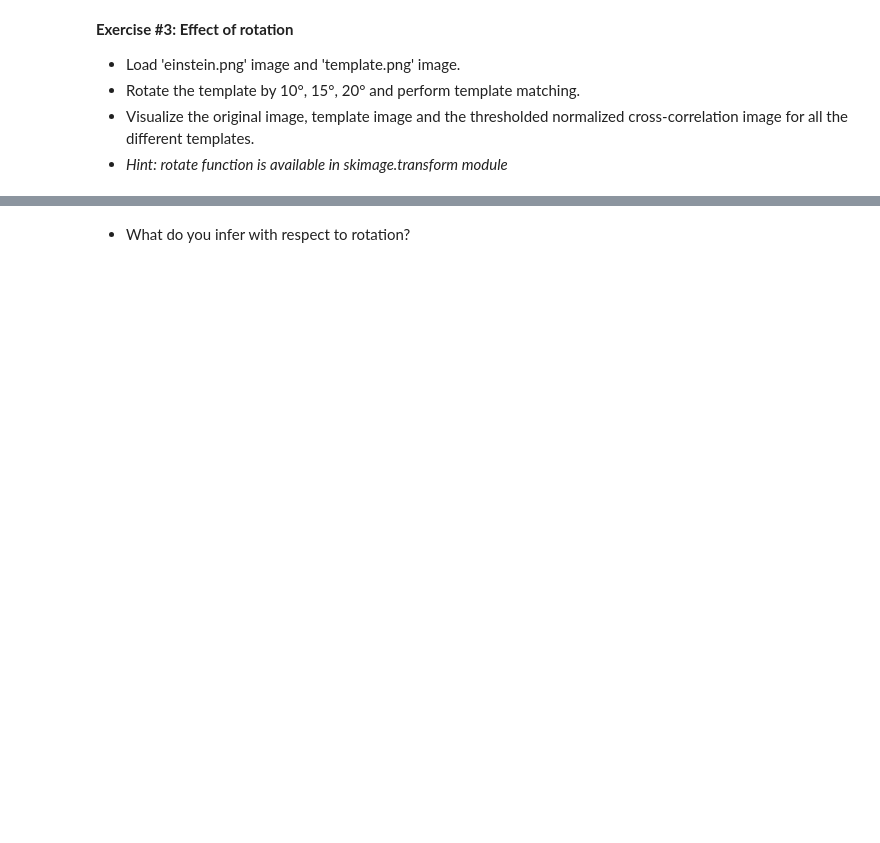
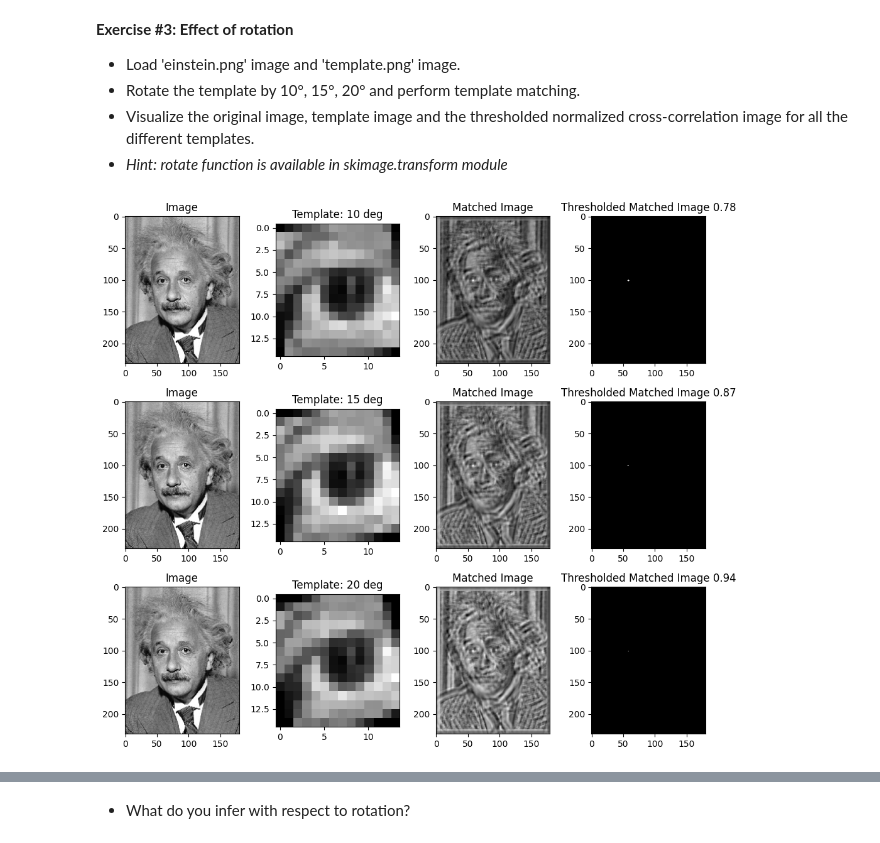
Before and after one commit to BecTome/UPC_MasterArtificialIntelligence, a Jupyter notebook: CV/Labs/P04_20231017_template_matching_and_HOG/p4_template_matching_HOG.ipynb, the cells around one changed output, grey strips where cells are left out. Cells and saved outputs as stored; diff of their text form; code cells hidden in the pictures; blank space fills up the shorter version.

```diff
--- a/CV/Labs/P04_20231017_template_matching_and_HOG/p4_template_matching_HOG.ipynb
+++ b/CV/Labs/P04_20231017_template_matching_and_HOG/p4_template_matching_HOG.ipynb
@@ -200,0 +231,39 @@ While Normalized Cross Correlation is less sensitive to overall intensity change
+# %%
+# solution
+
+image = io.imread('images/einstein.png')[:, :, :3]
+image = color.rgb2gray(image)
+
+template = io.imread('images/template.png')[:, :, :3]
+template = color.rgb2gray(template)
+
+ls_angles = [10, 15, 20]
+
+n = len(ls_angles)
+fig, ax = plt.subplots(n, 4, figsize=(10, 3 * n))
+
+ls_thresholds = [.78, .87, .94]
+
+i = 0
+for angle, thresh in zip(ls_angles, ls_thresholds):
+    template_rot = transform.rotate(template, angle)
+    match_temp = feature.match_template(image, template_rot, pad_input=True)
+    match_temp_thresh = thresh_match(match_temp, thresh)
+
+    ax[i, 0].imshow(image, cmap='gray')
+    ax[i, 0].set_title('Image')
+
+    ax[i, 1].imshow(template_rot,  cmap='gray')
+    ax[i, 1].set_title('Template: {} deg'.format(angle))
+
+    ax[i, 2].imshow(match_temp, cmap='gray')
+    ax[i, 2].set_title('Matched Image')
+
+    ax[i, 3].imshow(match_temp_thresh, cmap='gray')
+    ax[i, 3].set_title(f'Thresholded Matched Image {thresh}')
+
+    i += 1
+
+fig.tight_layout();
+# %% [output]
+[figure, added]
```
Also changed, not shown: parts of 30 cells of this notebook.
